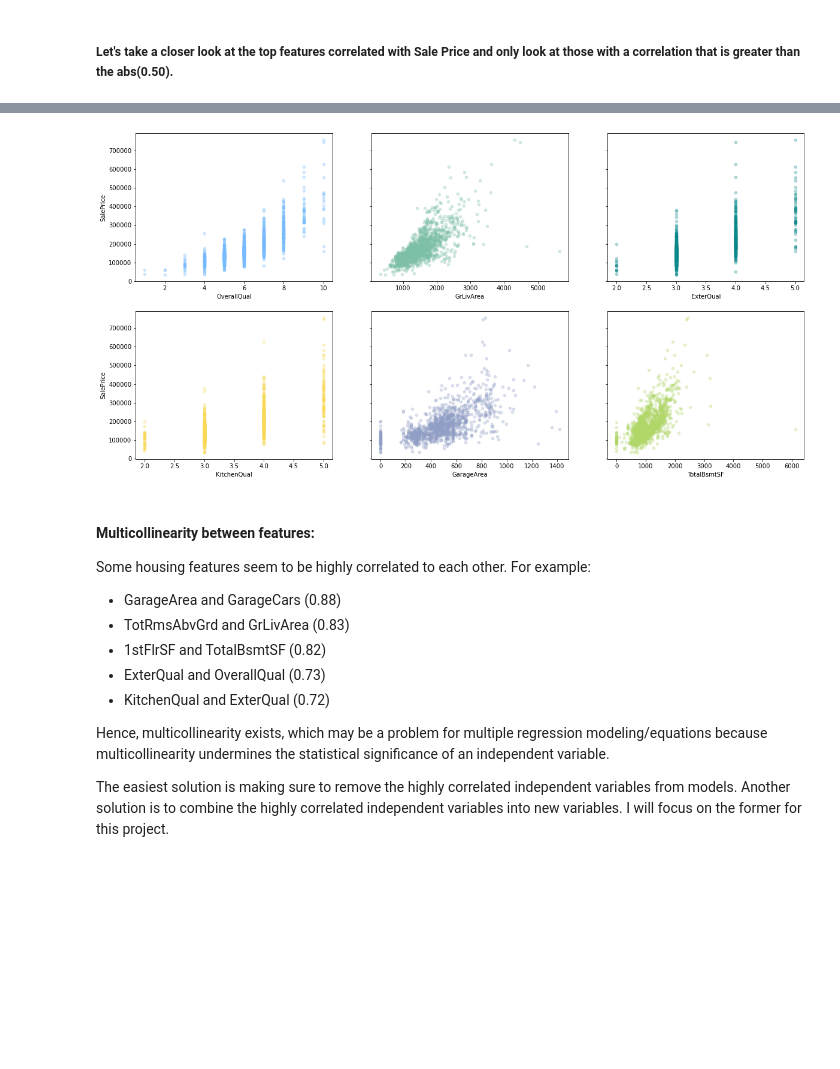
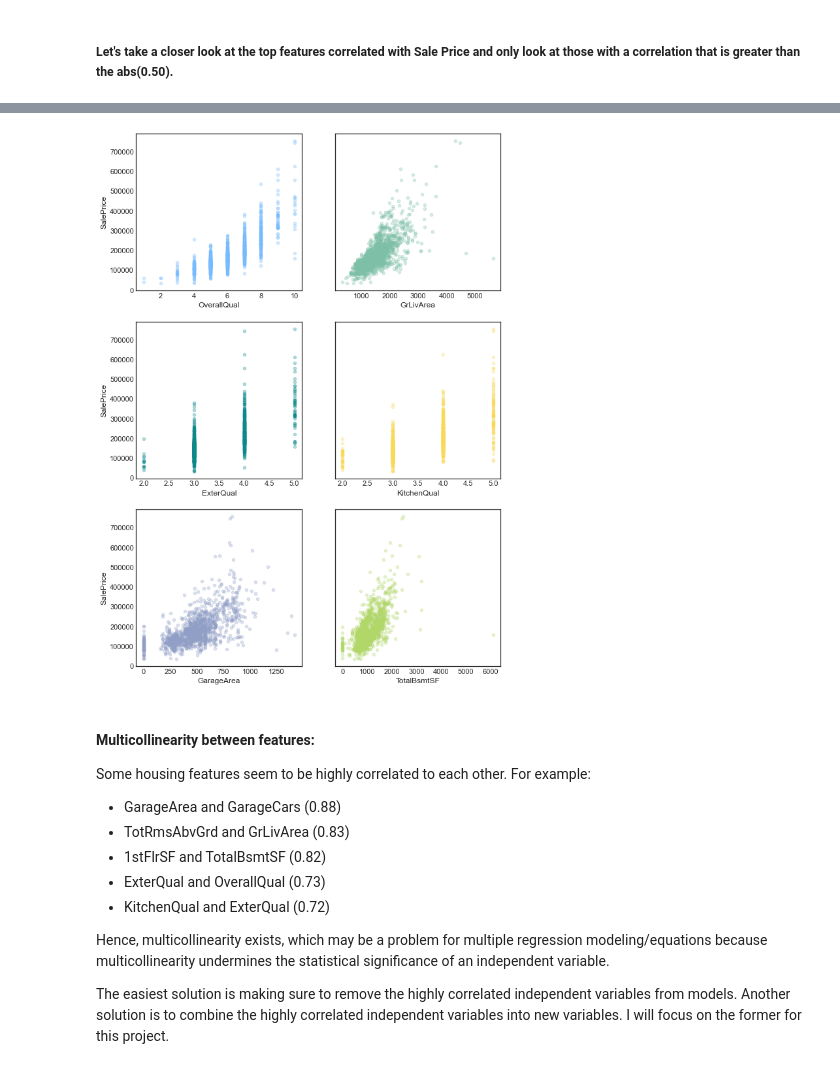
Before and after one commit to CS521-Burstein/final-project-alexmao0501, a Jupyter notebook: finalprojectv2.ipynb, the cells around one changed output, grey strips where cells are left out. Saved outputs shown, nothing was run; the diff lists cells and outputs as text; code cells hidden in the pictures; blank space fills up the shorter version.

```diff
--- a/finalprojectv2.ipynb
+++ b/finalprojectv2.ipynb
@@ -452,26 +452,26 @@ heat_saleprice_corr.set_title('Top Variables Correlated with Sale Price', fontsi
-# %%
-# scatter plots to view the relationship between top 6 correlated housing features and SalePrice
-# (skipping GarageCars because GarageCars and GarageArea describe the same housing area)
-feature_cols = ["OverallQual","GrLivArea","ExterQual","KitchenQual","GarageArea","TotalBsmtSF"]
-
-# Multiple scatterplots in Pandas
-fig, axs = plt.subplots(2, 3, sharey=True)
-
-housing.plot(kind='scatter', x=feature_cols[0], y='SalePrice', ax=axs[0,0], figsize=(20, 10),alpha = 0.3, color = '#75bbfd')
-
-housing.plot(kind='scatter', x=feature_cols[1], y='SalePrice', ax=axs[0,1], figsize=(20, 10),alpha = 0.3, color=(0.491,0.751,0.655))
-
-housing.plot(kind='scatter', x=feature_cols[2], y='SalePrice', ax=axs[0,2], figsize=(20, 10),alpha = 0.3, color = '#0a888a')
-
-housing.plot(kind='scatter', x=feature_cols[3], y='SalePrice', ax=axs[1,0], figsize=(20, 10),alpha = 0.3, color = (0.978,0.855,0.337))
-
-housing.plot(kind='scatter', x=feature_cols[4], y='SalePrice', ax=axs[1,1], figsize=(20, 10),alpha = 0.3, color = (0.570,0.623,0.780))
-
-housing.plot(kind='scatter', x=feature_cols[5], y='SalePrice', ax=axs[1,2], figsize=(20, 10),alpha = 0.3, color=(0.689,0.842,0.404))
-
-plt.show()
-# %% [output]
-[figure, removed]
+# %%
+# scatter plots to view the relationship between top 6 correlated housing features and SalePrice
+# (skipping GarageCars because GarageCars and GarageArea describe the same housing area)
+feature_cols = ["OverallQual","GrLivArea","ExterQual","KitchenQual","GarageArea","TotalBsmtSF"]
+
+# Multiple scatterplots in Pandas
+fig, axs = plt.subplots(3, 2, sharey=True)
+
+housing.plot(kind='scatter', x=feature_cols[0], y='SalePrice', ax=axs[0,0], figsize=(10, 15),alpha = 0.3, color = '#75bbfd')
+
+housing.plot(kind='scatter', x=feature_cols[1], y='SalePrice', ax=axs[0,1], figsize=(10, 15),alpha = 0.3, color=(0.491,0.751,0.655))
+
+housing.plot(kind='scatter', x=feature_cols[2], y='SalePrice', ax=axs[1,0], figsize=(10, 15),alpha = 0.3, color = '#0a888a')
+
+housing.plot(kind='scatter', x=feature_cols[3], y='SalePrice', ax=axs[1,1], figsize=(10, 15),alpha = 0.3, color = (0.978,0.855,0.337))
+
+housing.plot(kind='scatter', x=feature_cols[4], y='SalePrice', ax=axs[2,0], figsize=(10, 15),alpha = 0.3, color = (0.570,0.623,0.780))
+
+housing.plot(kind='scatter', x=feature_cols[5], y='SalePrice', ax=axs[2,1], figsize=(10, 15),alpha = 0.3, color=(0.689,0.842,0.404))
+
+plt.show()
+# %% [output]
+[figure, added]
 # %% [markdown]
 #### Multicollinearity between features:
 Some housing features seem to be highly correlated to each other. For example:
```
Also changed, not shown: parts of 20 cells of this notebook.
